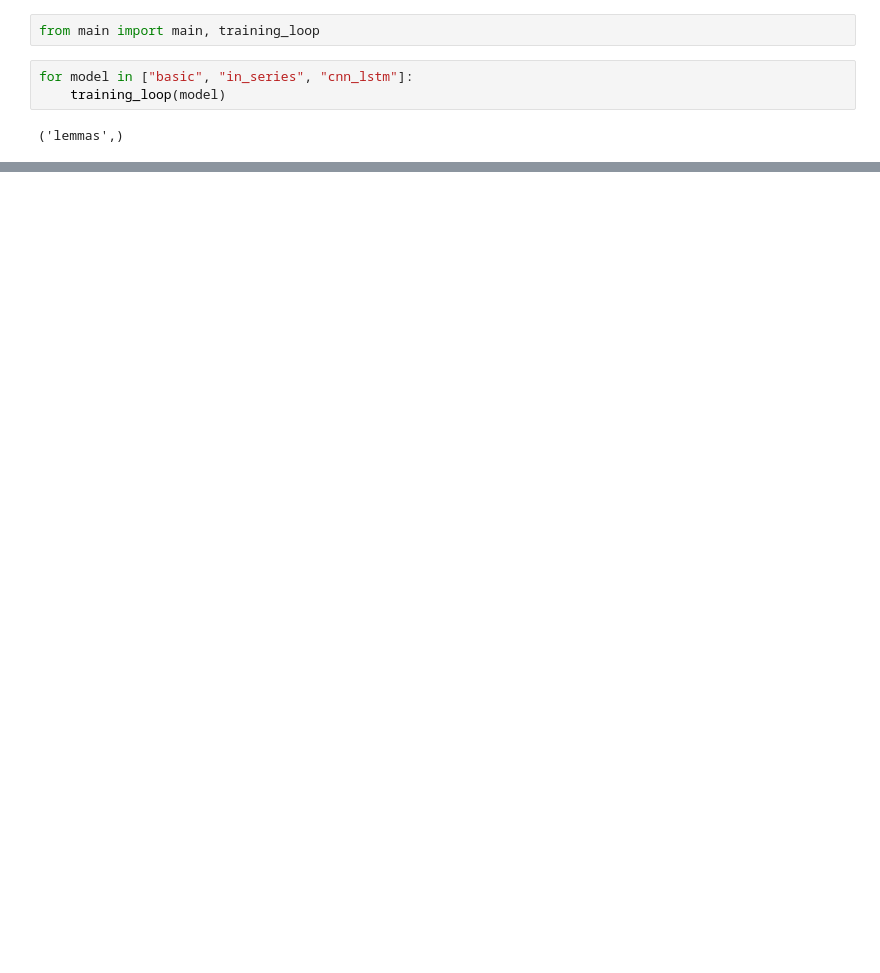
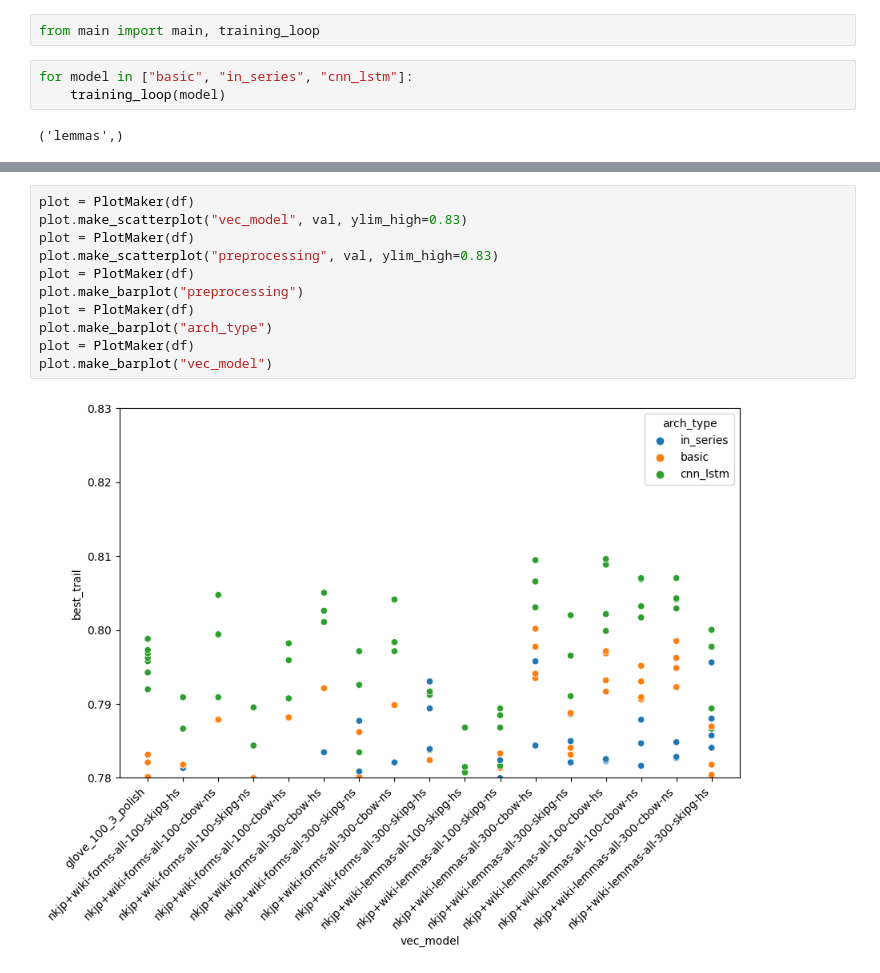
Before and after one commit to m-dziuba/magisterka, a Jupyter notebook: exploration.ipynb, the cells around one changed output, grey strips where cells are left out. Cells and saved outputs as stored; diff of their text form; blank space fills up the shorter version.

```diff
--- a/exploration.ipynb
+++ b/exploration.ipynb
@@ -73,0 +125,13 @@ dtype: float64
+# %%
+plot = PlotMaker(df)
+plot.make_scatterplot("vec_model", val, ylim_high=0.83)
+plot = PlotMaker(df)
+plot.make_scatterplot("preprocessing", val, ylim_high=0.83)
+plot = PlotMaker(df)
+plot.make_barplot("preprocessing")
+plot = PlotMaker(df)
+plot.make_barplot("arch_type")
+plot = PlotMaker(df)
+plot.make_barplot("vec_model")
+# %% [output]
+[figure, added]
```
Also changed, not shown: parts of 11 cells of this notebook, 5 other files.
